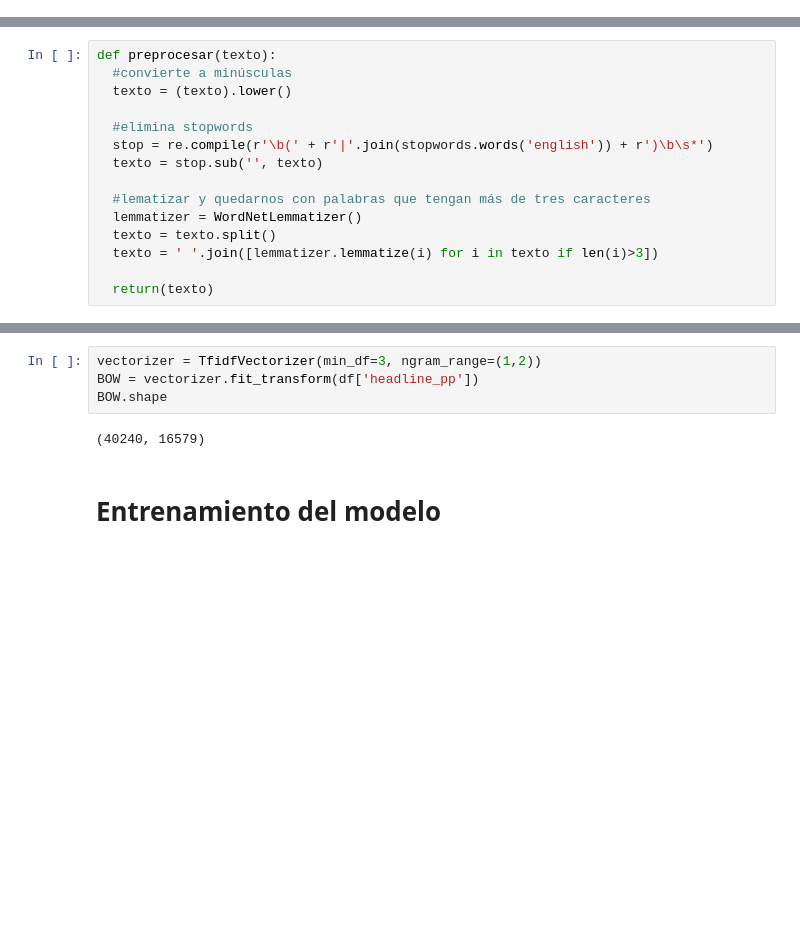
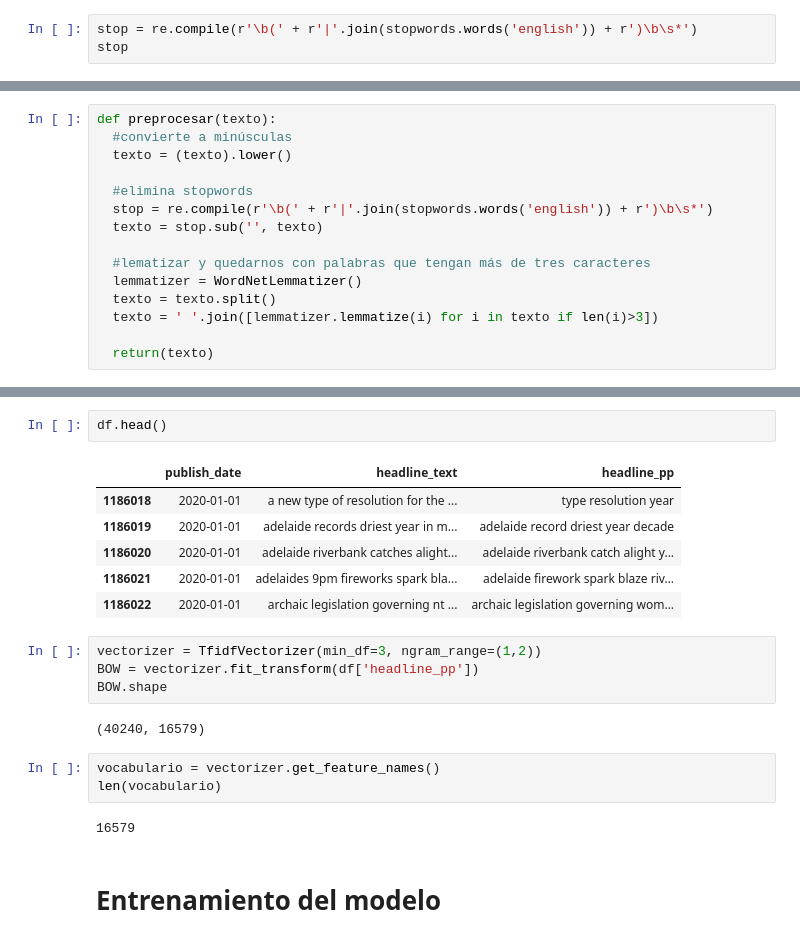
Before and after one commit to AnIsAsPe/LDATopicModeling_pyspark, a Jupyter notebook: LDA_con_sklearn_noticias_2020.ipynb, the cells around one changed output, grey strips where cells are left out. Cells and saved outputs as stored; diff of their text form; blank space fills up the shorter version.

```diff
--- a/LDA_con_sklearn_noticias_2020.ipynb
+++ b/LDA_con_sklearn_noticias_2020.ipynb
@@ -84,3 +82,6 @@ len(df)
 40240
 # %% [markdown]
 # Vectorización de textos
+# %%
+stop = re.compile(r'\b(' + r'|'.join(stopwords.words('english')) + r')\b\s*')
+stop
@@ -109,9 +113,23 @@ Wall time: 9.63 s
+# %%
+df.head()
+# %% [output]
+|  | publish_date | headline_text | headline_pp |
+| 1186018 | 2020-01-01 | a new type of resolution for the ... | type resolution year |
+| 1186019 | 2020-01-01 | adelaide records driest year in m... | adelaide record driest year decade |
+| 1186020 | 2020-01-01 | adelaide riverbank catches alight... | adelaide riverbank catch alight y... |
+| 1186021 | 2020-01-01 | adelaides 9pm fireworks spark bla... | adelaide firework spark blaze riv... |
+| 1186022 | 2020-01-01 | archaic legislation governing nt ... | archaic legislation governing wom... |
 # %%
 vectorizer = TfidfVectorizer(min_df=3, ngram_range=(1,2))
 BOW = vectorizer.fit_transform(df['headline_pp'])
 BOW.shape
 # %% [output]
 (40240, 16579)
+# %%
+vocabulario = vectorizer.get_feature_names()
+len(vocabulario)
+# %% [output]
+16579
 # %% [markdown]
 # Entrenamiento del modelo
 # %%
```
Also changed, not shown: parts of 8 cells of this notebook.
